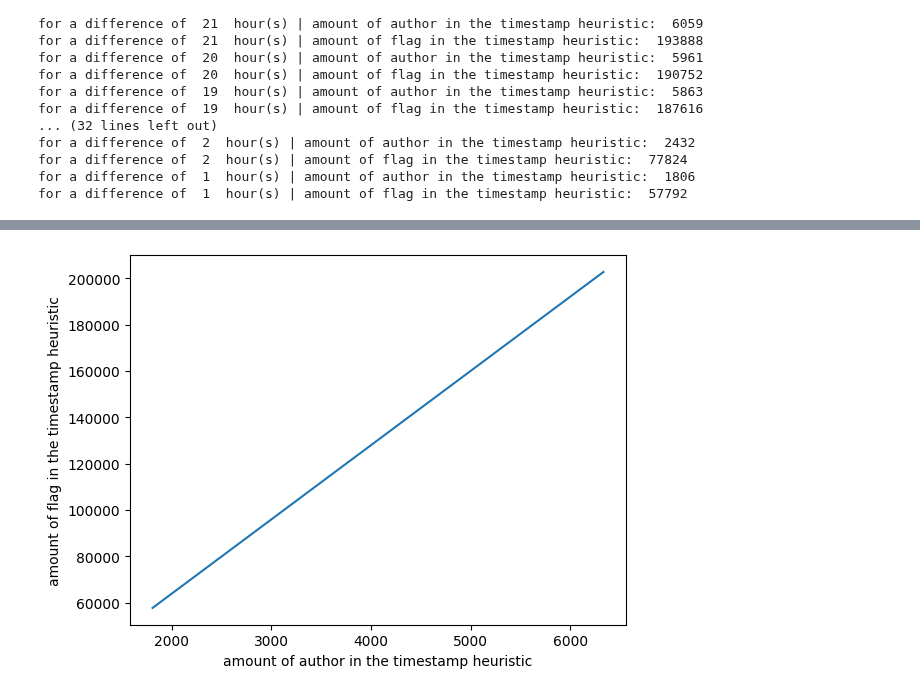
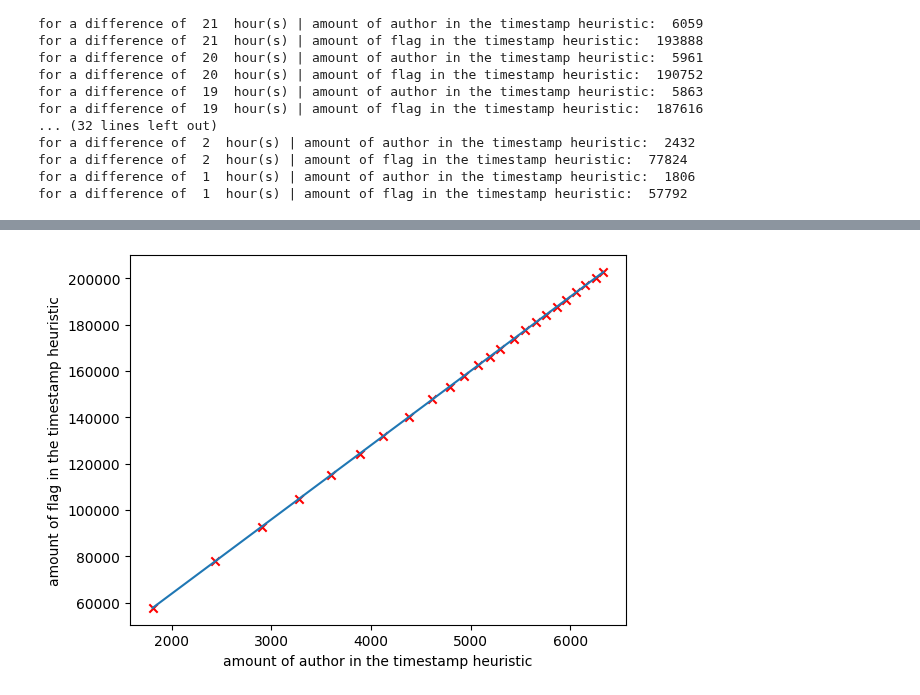
Before and after one commit to srapaport/timestamps-anomalies, a Jupyter notebook: notebook/timestamps.ipynb, the cells around one changed output, grey strips where cells are left out. Cells and saved outputs as stored; diff of their text form; code cells hidden in the pictures.

```diff
--- a/notebook/timestamps.ipynb
+++ b/notebook/timestamps.ipynb
@@ -124,10 +147,11 @@ plt.show()
 # %%
 # amount of flag per hour diff
 x = [len(author_flag[hour]) for hour in range(24,0,-1)]
 y = [len([x for author in author_flag[hour] for x in author]) for hour in range(24,0,-1)]
 plt.plot(x,y)
+plt.scatter(x, y, color='red', marker='x')
 plt.xlabel('amount of author in the timestamp heuristic')
 plt.ylabel('amount of flag in the timestamp heuristic')
 plt.show()
 # %% [output]
-[figure, old version]
+[figure, new version]
```
Also changed, not shown: parts of 3 cells of this notebook, 1 other file.
